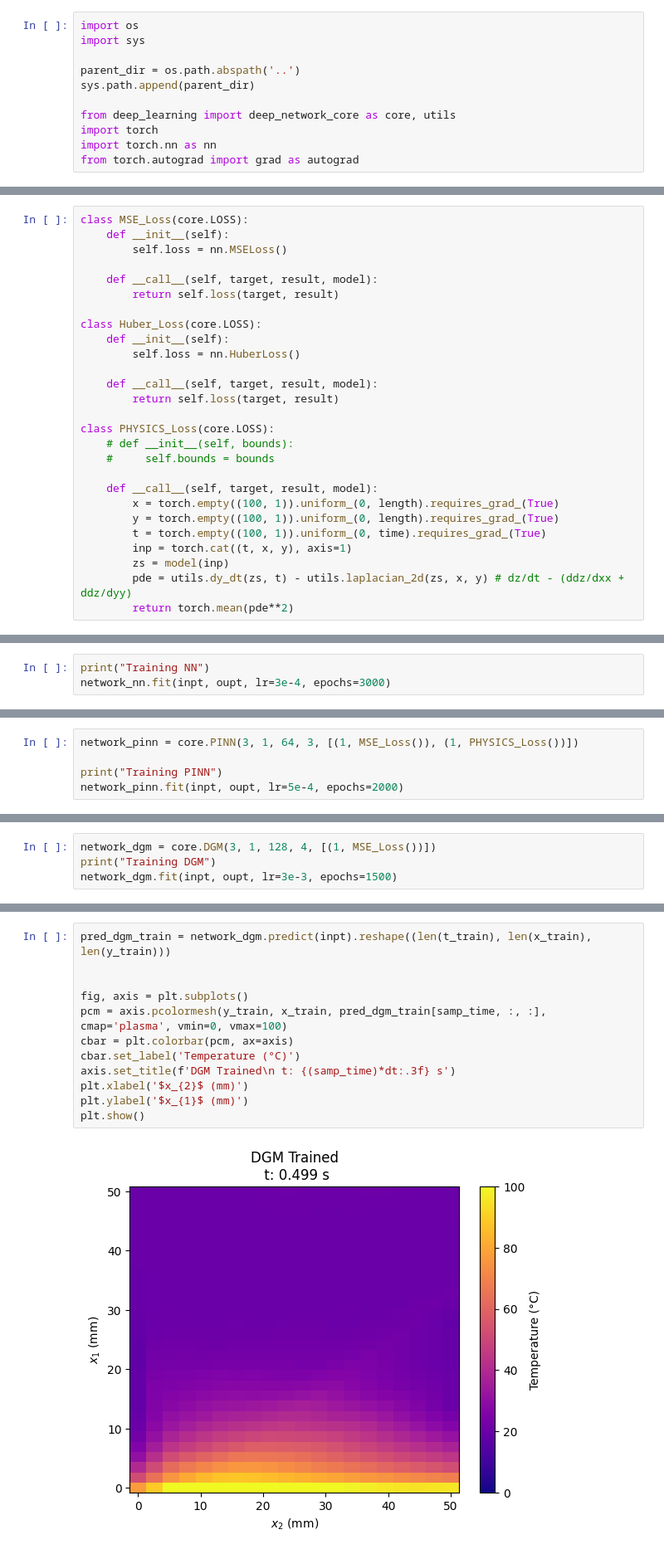
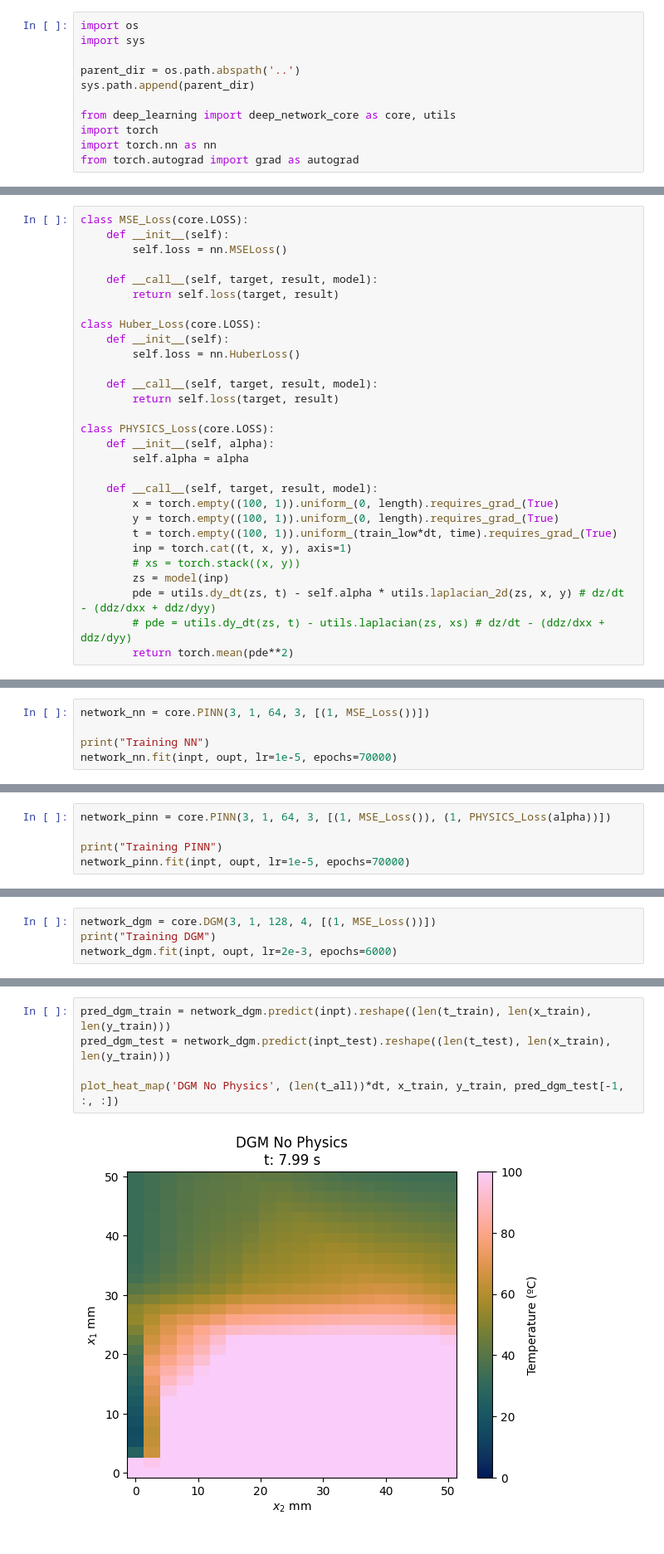
Before and after one commit to axxroytovu/ENG521_project_main, a Jupyter notebook: heat_eqn/heat_eqn.ipynb, the cells around one changed output, grey strips where cells are left out. Shown at 83% size. Saved outputs shown, nothing was run; the diff lists cells and outputs as text.

Commit message:
Updated colors, made function for plotting heat map, save trained data to npz file

```diff
--- a/heat_eqn/heat_eqn.ipynb
+++ b/heat_eqn/heat_eqn.ipynb
@@ -115,14 +126,16 @@ class Huber_Loss(core.LOSS):
         return self.loss(target, result)
 
 class PHYSICS_Loss(core.LOSS):
-    # def __init__(self, bounds):
-    #     self.bounds = bounds
+    def __init__(self, alpha):
+        self.alpha = alpha
 
     def __call__(self, target, result, model):
         x = torch.empty((100, 1)).uniform_(0, length).requires_grad_(True)
         y = torch.empty((100, 1)).uniform_(0, length).requires_grad_(True)
-        t = torch.empty((100, 1)).uniform_(0, time).requires_grad_(True)
+        t = torch.empty((100, 1)).uniform_(train_low*dt, time).requires_grad_(True)
         inp = torch.cat((t, x, y), axis=1)
+        # xs = torch.stack((x, y))
         zs = model(inp)
-        pde = utils.dy_dt(zs, t) - utils.laplacian_2d(zs, x, y) # dz/dt - (ddz/dxx + ddz/dyy)
+        pde = utils.dy_dt(zs, t) - self.alpha * utils.laplacian_2d(zs, x, y) # dz/dt - (ddz/dxx + ddz/dyy)
+        # pde = utils.dy_dt(zs, t) - utils.laplacian(zs, xs) # dz/dt - (ddz/dxx + ddz/dyy)
         return torch.mean(pde**2)
@@ -140,5 +142,7 @@ network_nn = core.PINN(3, 1, 64, 3, [(1, MSE_Loss())])
 # %%
+network_nn = core.PINN(3, 1, 64, 3, [(1, MSE_Loss())])
+
 print("Training NN")
-network_nn.fit(inpt, oupt, lr=3e-4, epochs=3000)
+network_nn.fit(inpt, oupt, lr=1e-5, epochs=70000)
 # %% [output]
 Training NN
@@ -227,7 +202,7 @@ plt.show()
 # %%
-network_pinn = core.PINN(3, 1, 64, 3, [(1, MSE_Loss()), (1, PHYSICS_Loss())])
+network_pinn = core.PINN(3, 1, 64, 3, [(1, MSE_Loss()), (1, PHYSICS_Loss(alpha))])
 
 print("Training PINN")
-network_pinn.fit(inpt, oupt, lr=5e-4, epochs=2000)
+network_pinn.fit(inpt, oupt, lr=1e-5, epochs=70000)
 # %% [output]
 Training PINN
@@ -318,6 +280,6 @@ plt.show()
 # %%
 network_dgm = core.DGM(3, 1, 128, 4, [(1, MSE_Loss())])
 print("Training DGM")
-network_dgm.fit(inpt, oupt, lr=3e-3, epochs=1500)
+network_dgm.fit(inpt, oupt, lr=2e-3, epochs=6000)
 # %% [output]
 Training DGM
@@ -351,15 +313,8 @@ Epoch 1500/1500 loss: 25
  ...]
 # %%
 pred_dgm_train = network_dgm.predict(inpt).reshape((len(t_train), len(x_train), len(y_train)))
+pred_dgm_test = network_dgm.predict(inpt_test).reshape((len(t_test), len(x_train), len(y_train)))
 
-
-fig, axis = plt.subplots()
-pcm = axis.pcolormesh(y_train, x_train, pred_dgm_train[samp_time, :, :], cmap='plasma', vmin=0, vmax=100)
-cbar = plt.colorbar(pcm, ax=axis)
-cbar.set_label('Temperature (°C)')
-axis.set_title(f'DGM Trained\n t: {(samp_time)*dt:.3f} s')
-plt.xlabel('$x_{2}$ (mm)')
-plt.ylabel('$x_{1}$ (mm)')
-plt.show()
+plot_heat_map('DGM No Physics', (len(t_all))*dt, x_train, y_train, pred_dgm_test[-1, :, :])
 # %% [output]
-[figure, old version]
+[figure, new version]
```
Also changed, not shown: parts of 28 cells of this notebook.
